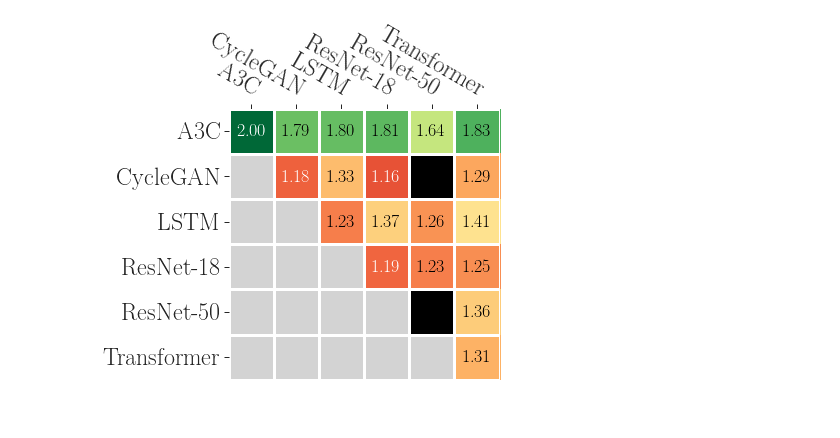
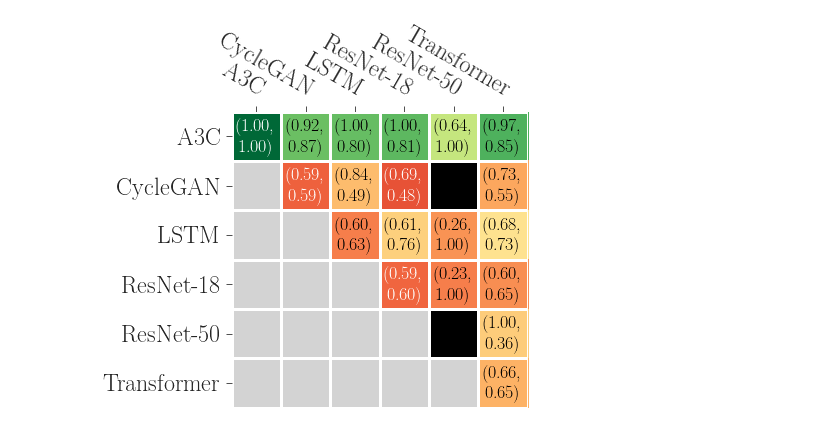
Before and after one commit to stanford-futuredata/gavel, a Jupyter notebook: scheduler/notebooks/figures/motivation/colocated_throughput_heatmap.ipynb, the cells around one changed output. Cells and saved outputs as stored; diff of their text form; code cells hidden in the pictures.

Commit message:
Update colocated throughput heatmap

```diff
--- a/scheduler/notebooks/figures/motivation/colocated_throughput_heatmap.ipynb
+++ b/scheduler/notebooks/figures/motivation/colocated_throughput_heatmap.ipynb
@@ -30,7 +30,7 @@ paper_rc = {
 sns.set_context("paper", font_scale=2,  rc=paper_rc)
 current_palette = sns.color_palette()
 # %%
-throughputs_file = '../oracle_throughputs.json'
+throughputs_file = '../../../oracle_throughputs.json'
 with open(throughputs_file, 'r') as f:
     throughputs = json.load(f)
 # %%
@@ -46,6 +46,11 @@ model_map = {
 models = sorted(model_map.keys())
 num_jobs = len(models)
 throughputs_matrix = np.zeros((num_jobs, num_jobs), dtype=np.float32)
+throughputs_labels = []
+for i in range(num_jobs):
+    throughputs_labels.append([])
+    for j in range(num_jobs):
+        throughputs_labels[-1].append(np.nan)
 # %%
 isolated_throughputs = {}
 for model in models:
@@ -62,6 +67,8 @@ for i, model1 in enumerate(models):
             throughputs_matrix[i][j] += colocated_throughputs[0] / isolated_throughputs[model1]
             throughputs_matrix[i][j] += colocated_throughputs[1] / isolated_throughputs[model2]
             throughputs_matrix[i][j] = round(throughputs_matrix[i][j], 2)
+            throughputs_labels[i][j] = "(%.2f,\n %.2f)" % (colocated_throughputs[0] / isolated_throughputs[model1],
+                                                          colocated_throughputs[1] / isolated_throughputs[model2])
 # %%
 def heatmap(data, row_labels, col_labels, ax=None,
             cbar_kw={}, cbarlabel="", **kwargs):
@@ -190,7 +197,7 @@ def annotate_heatmap(im, data=None, valfmt="{x:.2f}",
     texts = []
     for i in range(data.shape[0]):
         for j in range(data.shape[1]):
-            text = im.axes.text(j, i, valfmt(data[i, j], None),
+            text = im.axes.text(j, i, throughputs_labels[i][j],
                                 fontdict={'family': 'Times New Roman',
                                           'weight': 'normal',
                                           'size': 18,
@@ -203,13 +210,13 @@ def annotate_heatmap(im, data=None, valfmt="{x:.2f}",
     return texts
 # %%
 fig, ax = plt.subplots()
-fig.set_size_inches(6, 5.25)
+fig.set_size_inches(9, 6)
 labels = [model_map[model] for model in models]
 im = heatmap(throughputs_matrix, labels, labels, ax=ax, vmin=1.0, vmax=2.0)
-texts = annotate_heatmap(im, valfmt="{x:.2f}")
+texts = annotate_heatmap(im, valfmt="{x}")
 fig.tight_layout()
 plt.show()
 # %% [output]
-[figure, old version]
+[figure, new version]
 # %%
 fig.savefig('heatmap.pdf', dpi=600, bbox_inches='tight')
```
